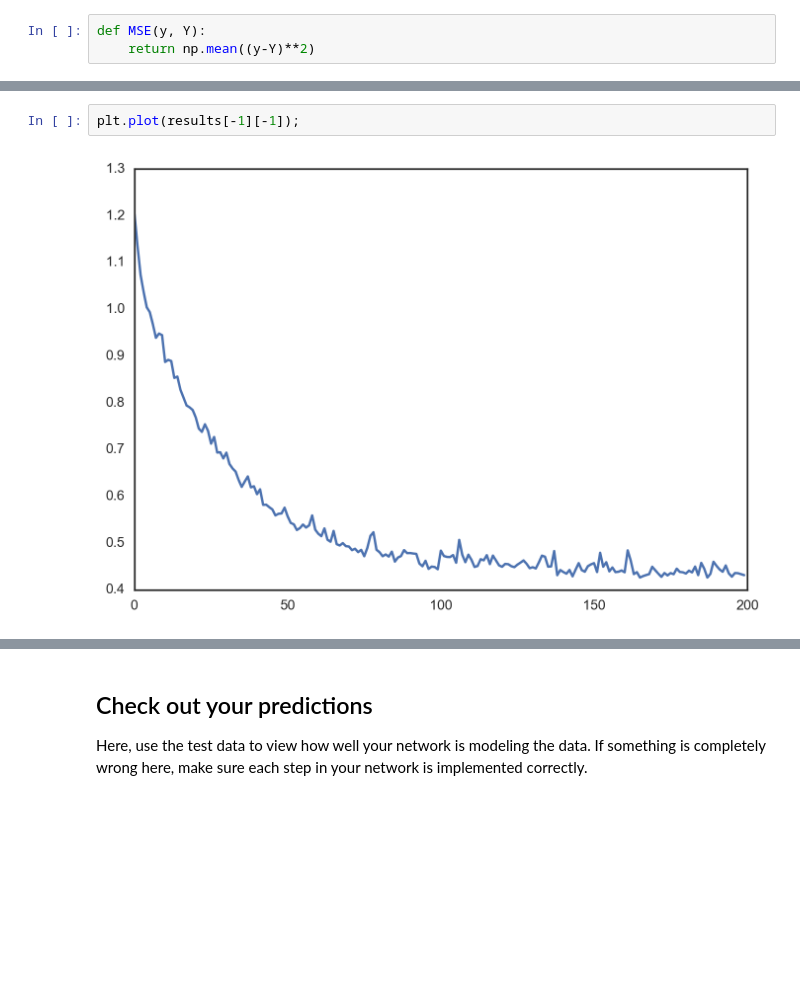
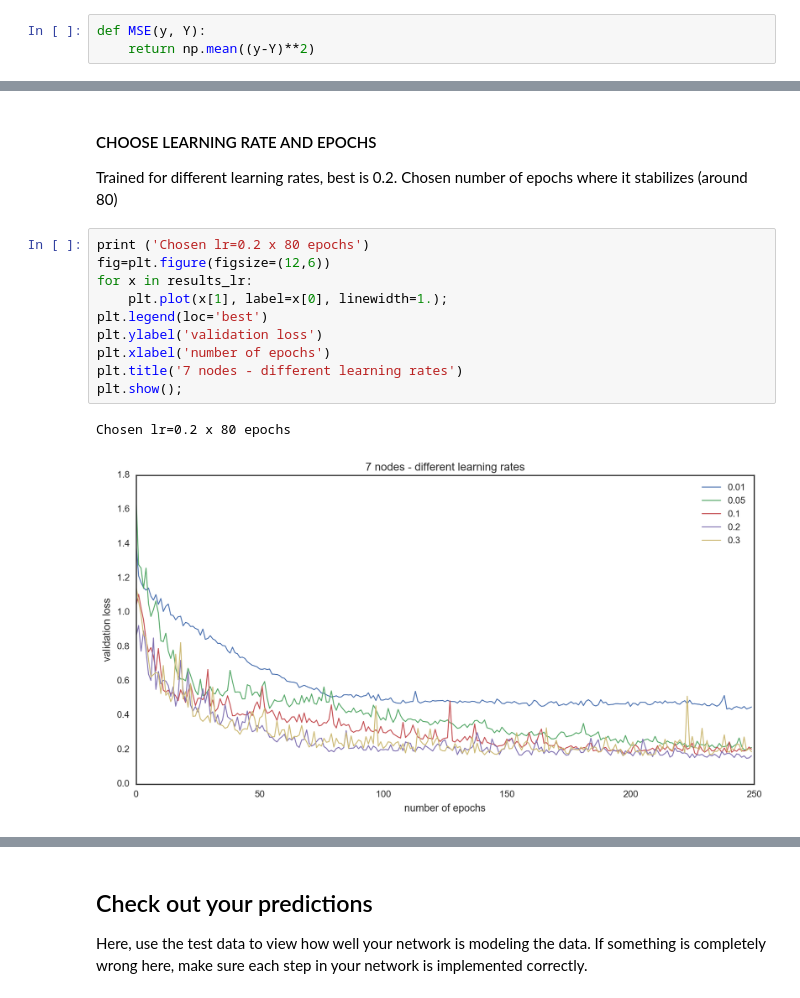
Before and after one commit to cristinaserrano/20170204_Forecast-bycicle-riders, a Jupyter notebook: Forecast bicycle riders.ipynb, the cells around one changed output, grey strips where cells are left out. Cells and saved outputs as stored; diff of their text form; blank space fills up the shorter version.

```diff
--- a/Forecast bicycle riders.ipynb
+++ b/Forecast bicycle riders.ipynb
@@ -231,4 +232,17 @@ Learning rate of 0.5, around 100 EPOCHS
-# %%
-plt.plot(results[-1][-1]);
-# %% [output]
-[figure, removed]
+# %% [markdown]
+#### CHOOSE LEARNING RATE AND EPOCHS
+
+Trained for different learning rates, best is 0.2. Chosen number of epochs where it stabilizes (around 80)
+# %%
+print ('Chosen lr=0.2 x 80 epochs')
+fig=plt.figure(figsize=(12,6))
+for x in results_lr:
+    plt.plot(x[1], label=x[0], linewidth=1.);
+plt.legend(loc='best')
+plt.ylabel('validation loss')
+plt.xlabel('number of epochs')
+plt.title('7 nodes - different learning rates')
+plt.show();
+# %% [output]
+Chosen lr=0.2 x 80 epochs
+[figure, added]
```
Also changed, not shown: parts of 22 cells of this notebook, 7 other files.
